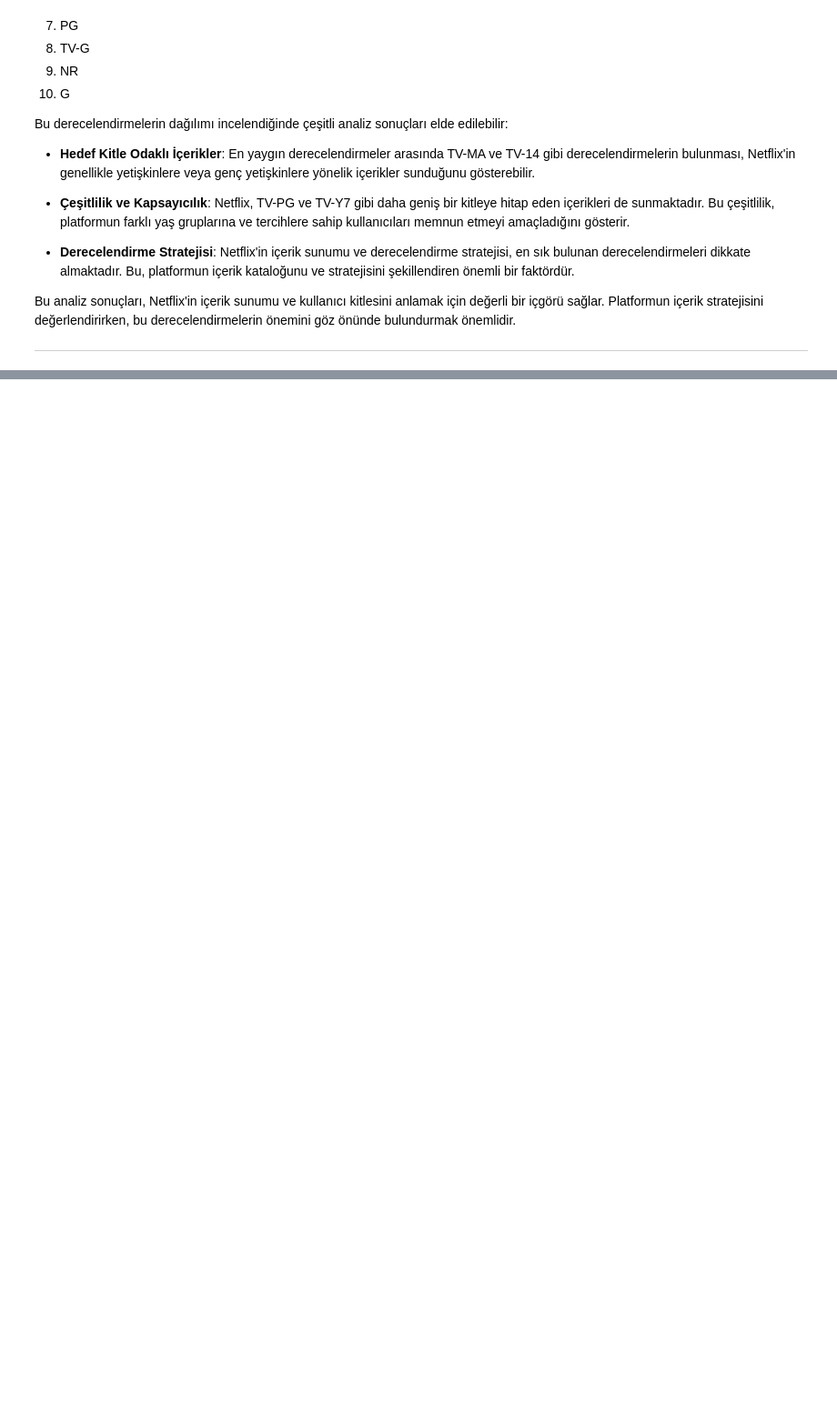
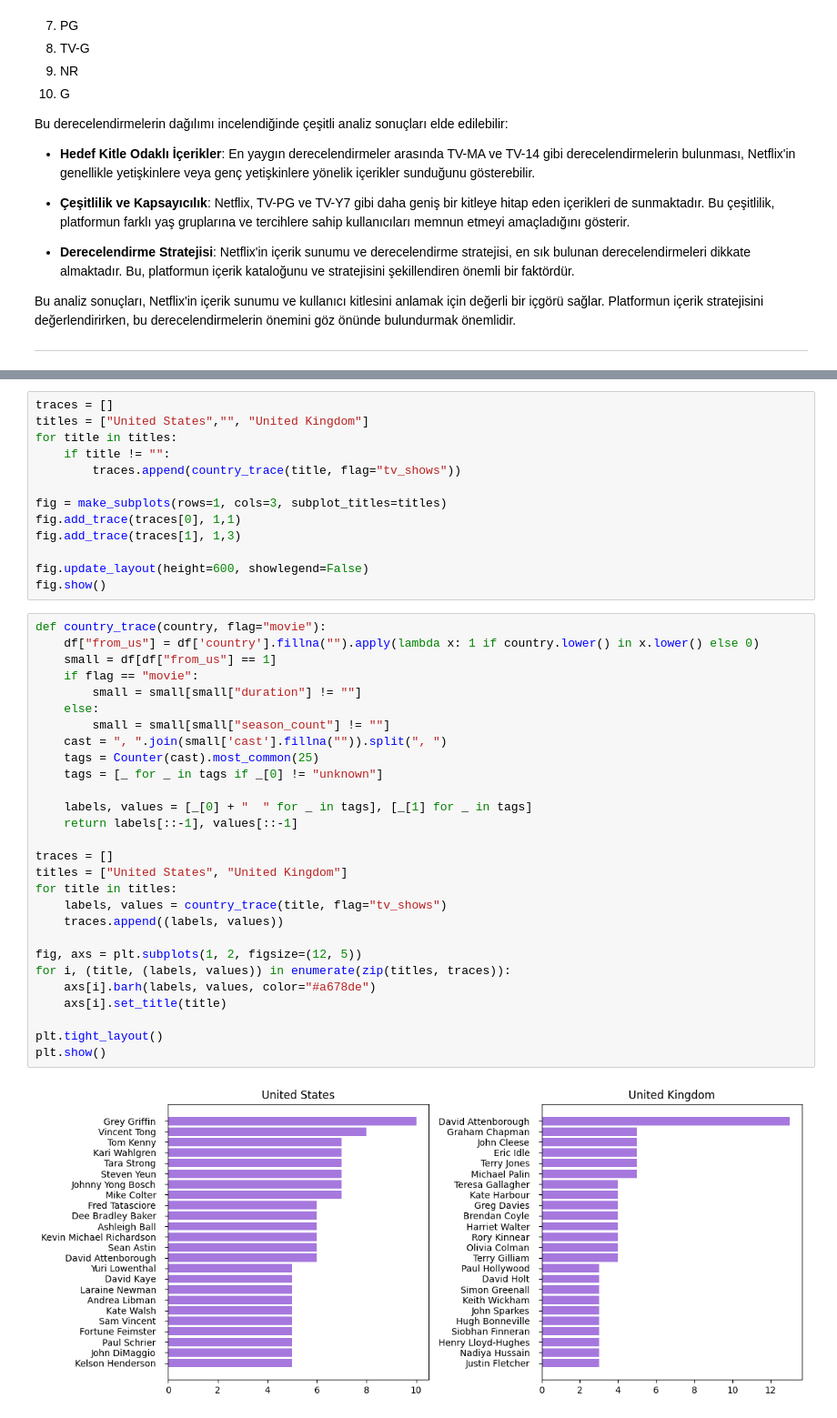
Before and after one commit to YusufAltuntas/Netflix-DataSet-EDA-project, a Jupyter notebook: netflix-dataset-EDA-project.ipynb, the cells around one changed output, grey strips where cells are left out. Shown at 91% size. Drawn from its saved outputs; the diff is of its cells as text; blank space fills up the shorter version.

```diff
--- a/netflix-dataset-EDA-project.ipynb
+++ b/netflix-dataset-EDA-project.ipynb
@@ -902,0 +1050,43 @@ Bu analiz sonuçları, Netflix'in içerik sunumu ve kullanıcı kitlesini anlama
+# %%
+traces = []
+titles = ["United States","", "United Kingdom"]
+for title in titles:
+    if title != "":
+        traces.append(country_trace(title, flag="tv_shows"))
+
+fig = make_subplots(rows=1, cols=3, subplot_titles=titles)
+fig.add_trace(traces[0], 1,1)
+fig.add_trace(traces[1], 1,3)
+
+fig.update_layout(height=600, showlegend=False)
+fig.show()
+# %%
+def country_trace(country, flag="movie"):
+    df["from_us"] = df['country'].fillna("").apply(lambda x: 1 if country.lower() in x.lower() else 0)
+    small = df[df["from_us"] == 1]
+    if flag == "movie":
+        small = small[small["duration"] != ""]
+    else:
+        small = small[small["season_count"] != ""]
+    cast = ", ".join(small['cast'].fillna("")).split(", ")
+    tags = Counter(cast).most_common(25)
+    tags = [_ for _ in tags if _[0] != "unknown"]
+
+    labels, values = [_[0] + "  " for _ in tags], [_[1] for _ in tags]
+    return labels[::-1], values[::-1]
+
+traces = []
+titles = ["United States", "United Kingdom"]
+for title in titles:
+    labels, values = country_trace(title, flag="tv_shows")
+    traces.append((labels, values))
+
+fig, axs = plt.subplots(1, 2, figsize=(12, 5))
+for i, (title, (labels, values)) in enumerate(zip(titles, traces)):
+    axs[i].barh(labels, values, color="#a678de")
+    axs[i].set_title(title)
+
+plt.tight_layout()
+plt.show()
+# %% [output]
+[figure, added]
```
Also changed, not shown: parts of 10 cells of this notebook.
